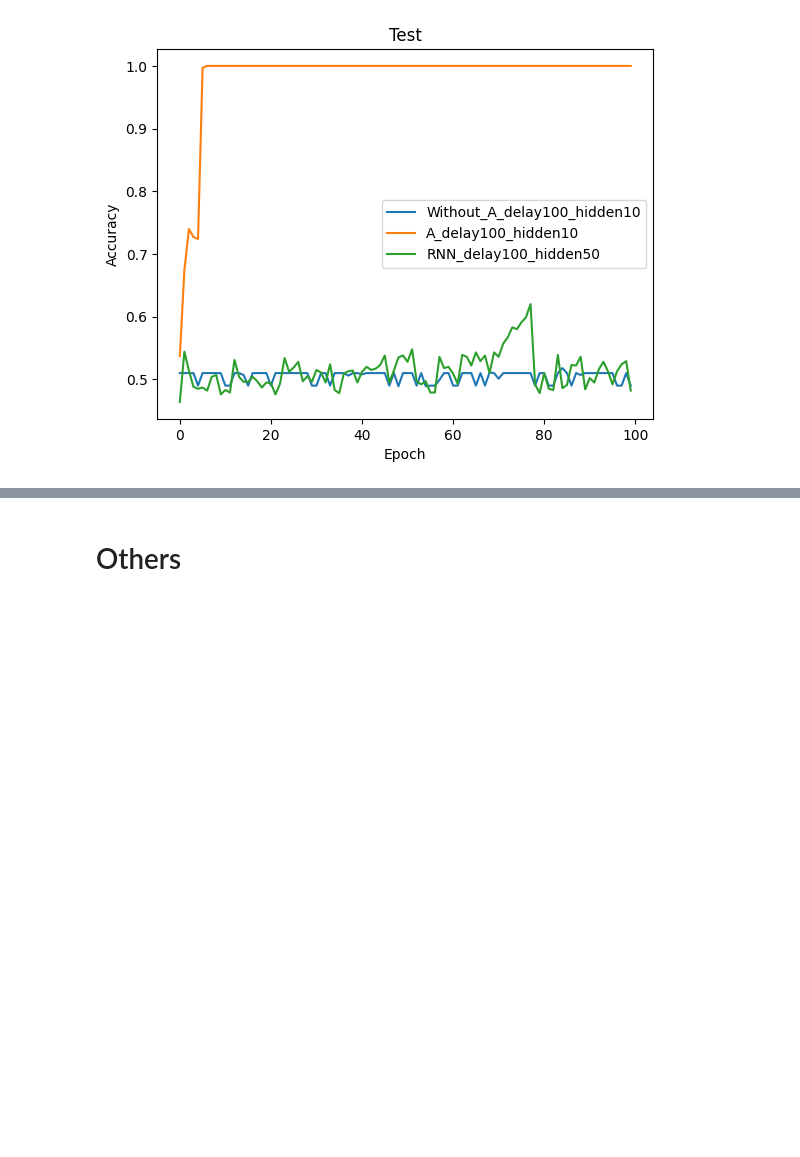
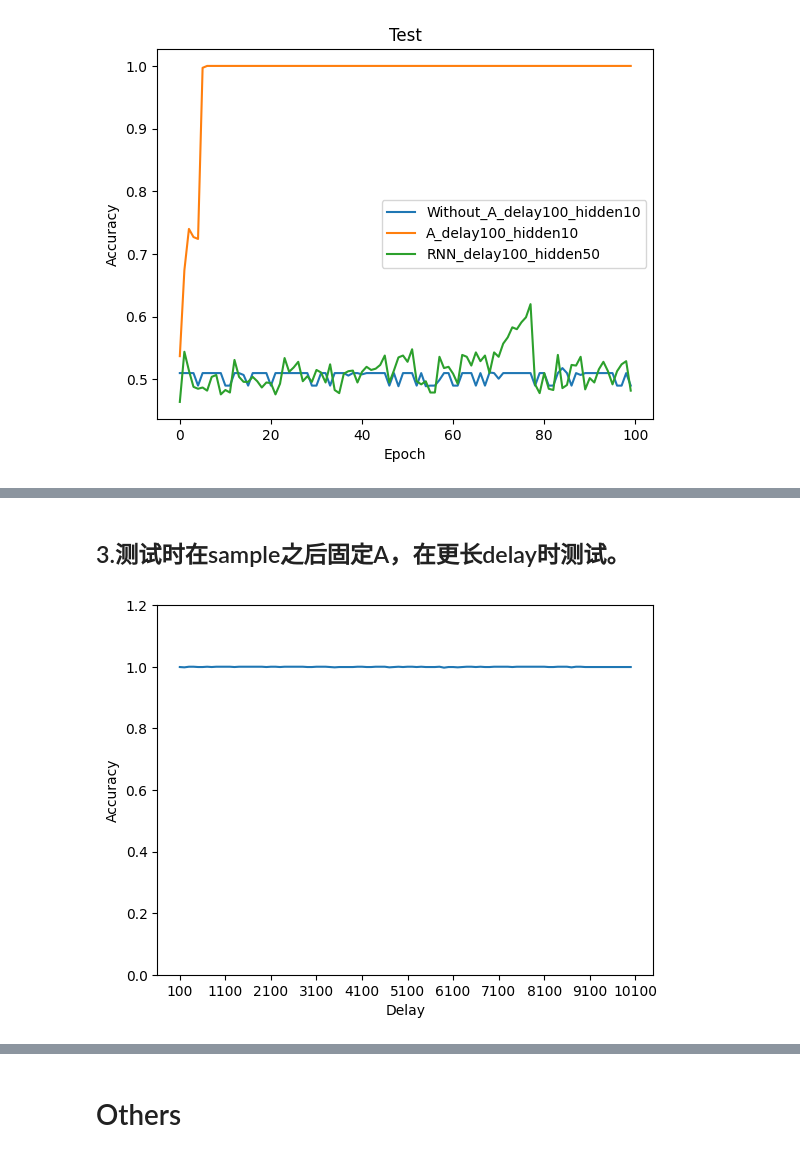
Before and after one commit to jiashuncheng/SCRNN, a Jupyter notebook: plot/plot.ipynb, the cells around one changed output, grey strips where cells are left out. Drawn from its saved outputs; the diff is of its cells as text; code cells hidden in the pictures; blank space fills up the shorter version.

```diff
--- a/plot/plot.ipynb
+++ b/plot/plot.ipynb
@@ -273,0 +376,20 @@ plt.show()
+# %% [markdown]
+## 3.测试时在sample之后固定A，在更长delay时测试。
+# %%
+import matplotlib.pyplot as plt
+
+file = '/home/jiashuncheng/code/MANN/plot/data/delay.txt'
+with open(file, 'r') as f:
+    data = f.readlines()
+test = []
+for i in range(len(data)):
+    if 'accuracy: ' in data[i]:
+        test.append(float(data[i].split('accuracy: ')[1]))
+plt.plot(range(len(test)), test, label=' ', color='C0')
+plt.xticks(range(0, len(test)+1, 10), range(100, 10100+1, 1000))
+plt.ylim([0,1.2])
+plt.ylabel('Accuracy')
+plt.xlabel('Delay')
+plt.show()
+# %% [output]
+[figure, added]
```
Also changed, not shown: parts of 14 cells of this notebook, 5 other files.
